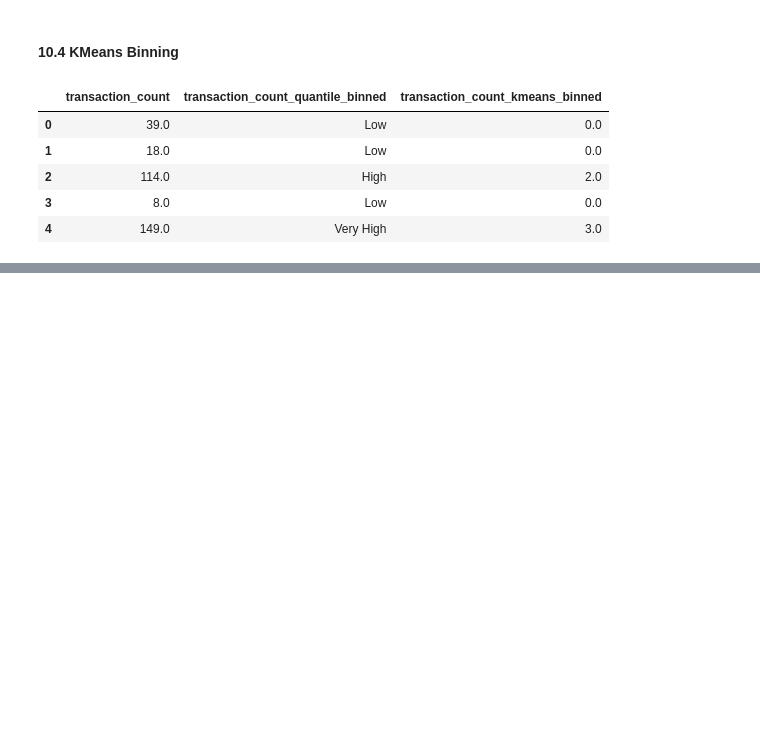
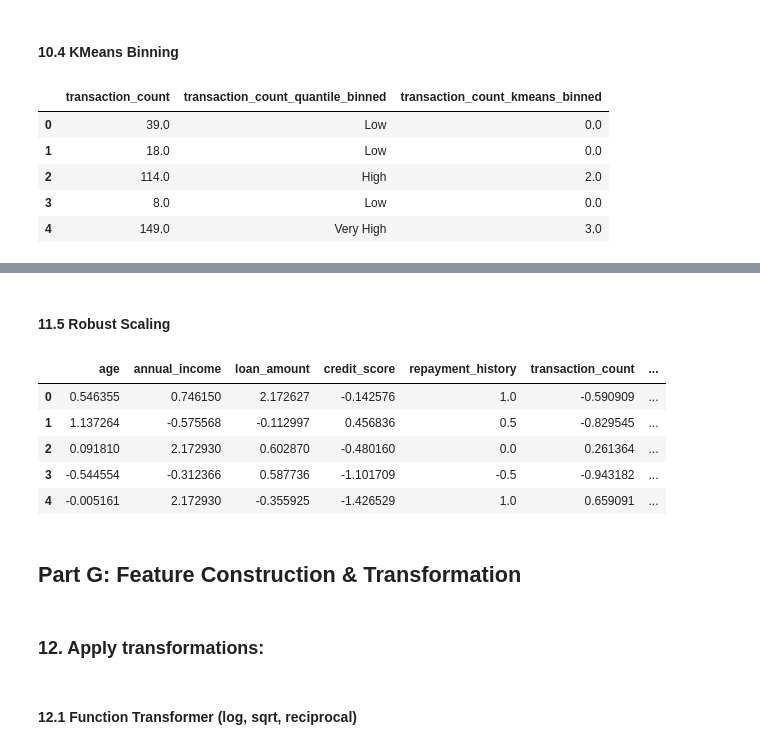
Before and after one commit to ah1331/rw, a Jupyter notebook: DPFE/final/a.ipynb, the cells around one changed output, grey strips where cells are left out. Cells and saved outputs as stored; diff of their text form; code cells hidden in the pictures; blank space fills up the shorter version.

```diff
--- a/DPFE/final/a.ipynb
+++ b/DPFE/final/a.ipynb
@@ -467,0 +531,19 @@ df[['transaction_count', 'transaction_count_quantile_binned', 'transaction_count
+# %% [markdown]
+#### 11.5 Robust Scaling
+# %%
+robust_scaler = RobustScaler()
+df_robust = pd.DataFrame(robust_scaler.fit_transform(df[numeric_columns]), columns=numeric_columns, index=df.index)
+df_robust.head()
+# %% [output]
+|  | age | annual_income | loan_amount | credit_score | repayment_history | transaction_count | ... |
+| 0 | 0.546355 | 0.746150 | 2.172627 | -0.142576 | 1.0 | -0.590909 | ... |
+| 1 | 1.137264 | -0.575568 | -0.112997 | 0.456836 | 0.5 | -0.829545 | ... |
+| 2 | 0.091810 | 2.172930 | 0.602870 | -0.480160 | 0.0 | 0.261364 | ... |
+| 3 | -0.544554 | -0.312366 | 0.587736 | -1.101709 | -0.5 | -0.943182 | ... |
+| 4 | -0.005161 | 2.172930 | -0.355925 | -1.426529 | 1.0 | 0.659091 | ... |
+# %% [markdown]
+## Part G: Feature Construction & Transformation
+# %% [markdown]
+### 12. Apply transformations:
+# %% [markdown]
+#### 12.1 Function Transformer (log, sqrt, reciprocal)
```
Also changed, not shown: parts of 25 cells of this notebook, 8 other files.
